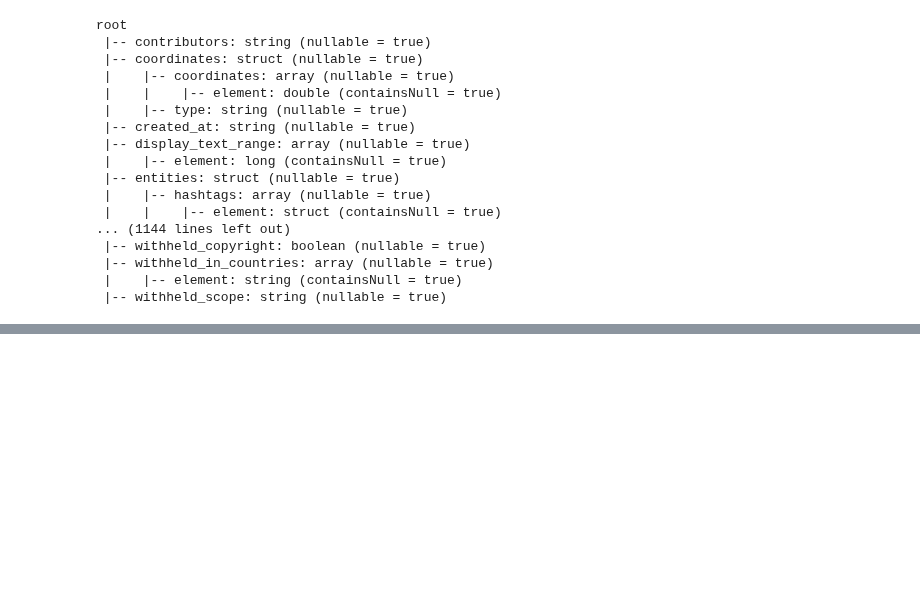
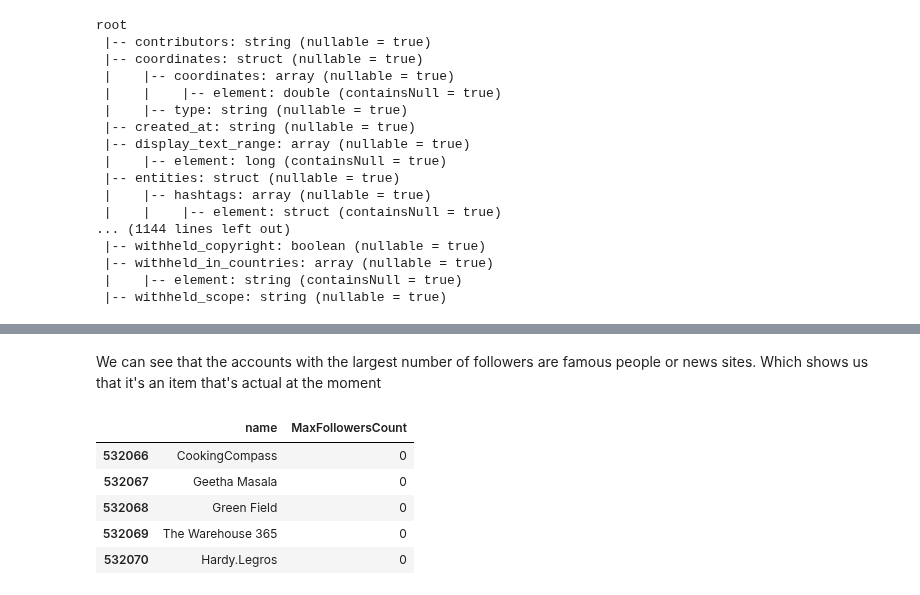
Before and after one commit to atyvaert/big-data, a Jupyter notebook: src/Exploration_Notebooks/Viktor_Exploration.ipynb, the cells around one changed output, grey strips where cells are left out. Saved outputs shown, nothing was run; the diff lists cells and outputs as text; code cells hidden in the pictures; blank space fills up the shorter version.

```diff
--- a/src/Exploration_Notebooks/Viktor_Exploration.ipynb
+++ b/src/Exploration_Notebooks/Viktor_Exploration.ipynb
@@ -62,0 +170,13 @@ DataFrame[user: struct<contributors_enabled:boolean,created_at:string,default_pr
+# %% [markdown]
+We can see that the accounts with the largest number of followers are famous people or news sites. Which shows us that it's an item that's actual at the moment
+# %%
+# now we will look how mucht users have 0 followers
+zeroFollowers = numberofFollowersPd[numberofFollowersPd['MaxFollowersCount'] == 0]
+zeroFollowers.head()
+# %% [output]
+|  | name | MaxFollowersCount |
+| 532066 | CookingCompass | 0 |
+| 532067 | Geetha Masala | 0 |
+| 532068 | Green Field | 0 |
+| 532069 | The Warehouse 365 | 0 |
+| 532070 | Hardy.Legros | 0 |
```
Also changed, not shown: parts of 36 cells of this notebook.
